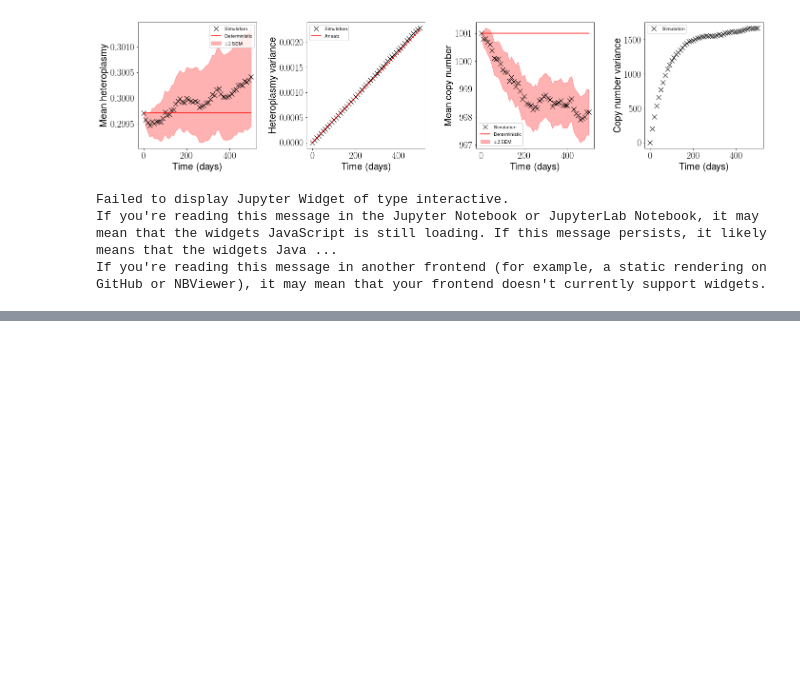
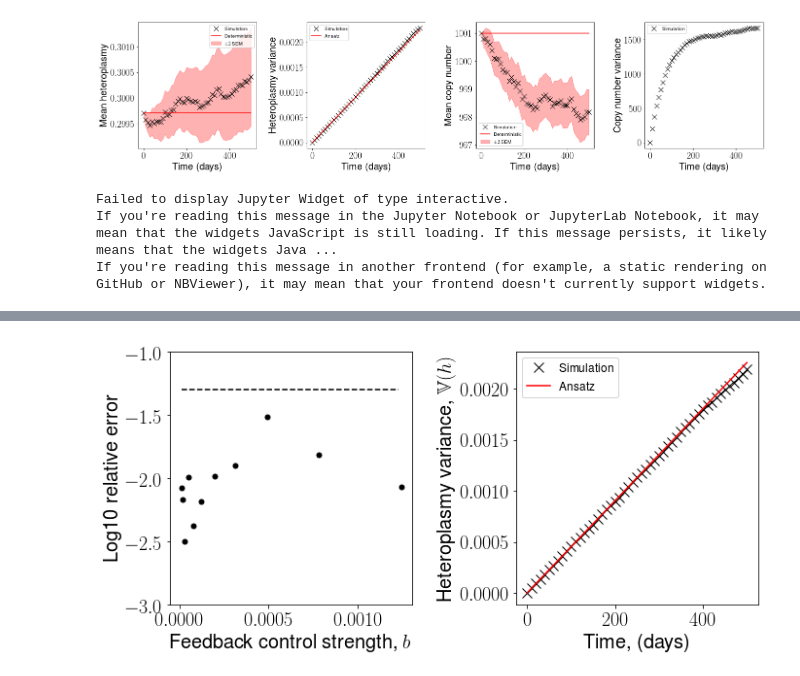
Before and after one commit to ImperialCollegeLondon/MitoNetworksGenetics, a Jupyter notebook: Linear_Feedback_Control/Stochastic_analysis/Post_processing/Analysis/Analyse_param_sweep_lfc.ipynb, the cells around one changed output, grey strips where cells are left out. Saved outputs shown, nothing was run; the diff lists cells and outputs as text; code cells hidden in the pictures; blank space fills up the shorter version.

Commit message:
b sweep and check A on SS

```diff
--- a/Linear_Feedback_Control/Stochastic_analysis/Post_processing/Analysis/Analyse_param_sweep_lfc.ipynb
+++ b/Linear_Feedback_Control/Stochastic_analysis/Post_processing/Analysis/Analyse_param_sweep_lfc.ipynb
@@ -45,0 +87,5 @@ If you're reading this message in another frontend (for example, a static render
+# %%
+param_df = pd.read_csv('../../param_sweep_vals.csv')
+# %%
+b_vals_try = param_df.iloc[successful_b_sw_blocks]['b']
+len(b_vals_try), len(error_ansatz_b)
@@ -45,0 +94,4 @@ If you're reading this message in another frontend (for example, a static render
+# %%
+vh = pd.read_pickle('./lfc_vh') # heteroplasmy variance for all parametrizations
+worst_vh_profile = vh.loc[vh["block_idx"]==worst_block[0]]
+worst_vh_profile.head()
@@ -45,0 +105,25 @@ If you're reading this message in another frontend (for example, a static render
+# %%
+fig, axs = plt.subplots(1,2, figsize=(2*5,5))
+
+ax = axs[0]
+ax.plot(b_vals_try,error_ansatz_b,'k.',label='Ansatz')
+ax.set_xlabel('Feedback control strength, $b$')
+ax.set_ylabel('Log10 relative error')
+ax.plot(0.9*np.linspace(min(b_vals_try),1.1*max(b_vals_try)),np.log10(0.05)*np.ones(50),'--k')
+ax.set_ylim([-3,-1])
+
+
+ax = axs[1]
+ax.plot(worst_vh_profile['t'],worst_vh_profile['vh_sim'],'kx',label='Simulation')
+ax.plot(worst_vh_profile['t'],worst_vh_profile['vh_ansatz'],'-r',mfc='none',label='Ansatz')
+ax.legend(prop={'size':12})
+ax.set_xlabel('Time, (days)')
+ax.set_ylabel('Heteroplasmy variance, $\mathbb{V}(h)$')
+
+
+
+plt.tight_layout()
+
+plt.savefig('error_b_sweep.svg')
+# %% [output]
+[figure, added]
```
Also changed, not shown: parts of 11 cells of this notebook, 4 other files.
